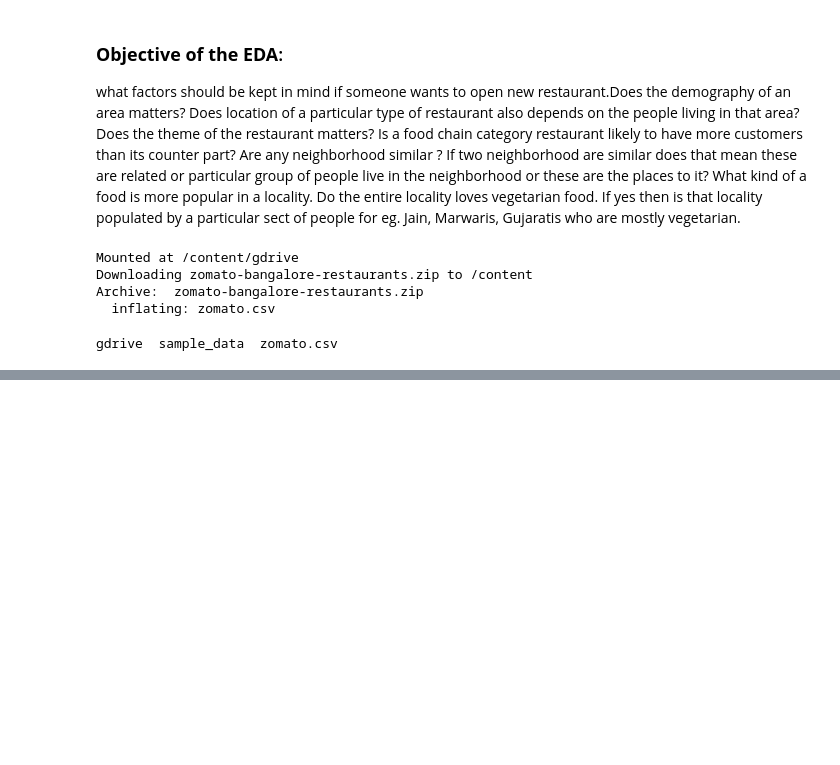
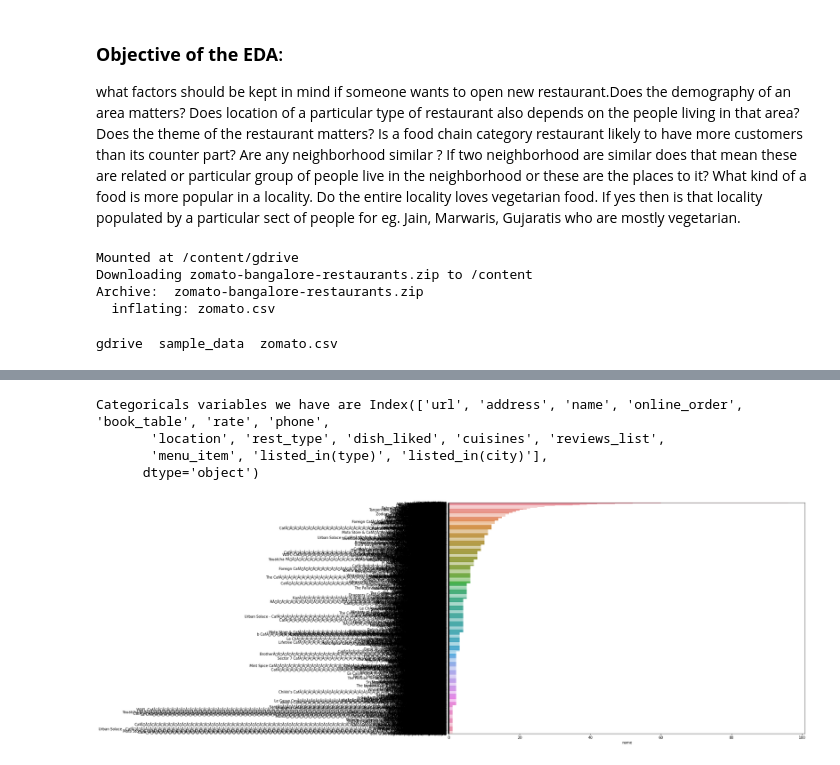
Before and after one commit to rushikeshnaik779/EDA, a Jupyter notebook: zomato_bangalore_restaurants.ipynb, the cells around one changed output, grey strips where cells are left out. Cells and saved outputs as stored; diff of their text form; code cells hidden in the pictures; blank space fills up the shorter version.

```diff
--- a/zomato_bangalore_restaurants.ipynb
+++ b/zomato_bangalore_restaurants.ipynb
@@ -75,5 +77,5 @@ import numpy as np
 %matplotlib inline
 # %%
 # thousand to change the numbers , seperated to the numerical numbers in float
-data = pd.read_csv('zomato.csv', thousands=',')
+df = pd.read_csv('zomato.csv', thousands=',')
 # %%
@@ -90,0 +152,14 @@ str
+# %%
+print('Categoricals variables we have are',df.columns[df.dtypes == 'object'])
+# %% [output]
+Categoricals variables we have are Index(['url', 'address', 'name', 'online_order', 'book_table', 'rate', 'phone',
+       'location', 'rest_type', 'dish_liked', 'cuisines', 'reviews_list',
+       'menu_item', 'listed_in(type)', 'listed_in(city)'],
+      dtype='object')
+# %%
+all = df['name'].value_counts()
+fig, ax = plt.subplots(1,1, figsize=(18, 12))
+sns.barplot(x = all, y = all.index)
+plt.show()
+# %% [output]
+[figure, added]
```
Also changed, not shown: parts of 14 cells of this notebook.
